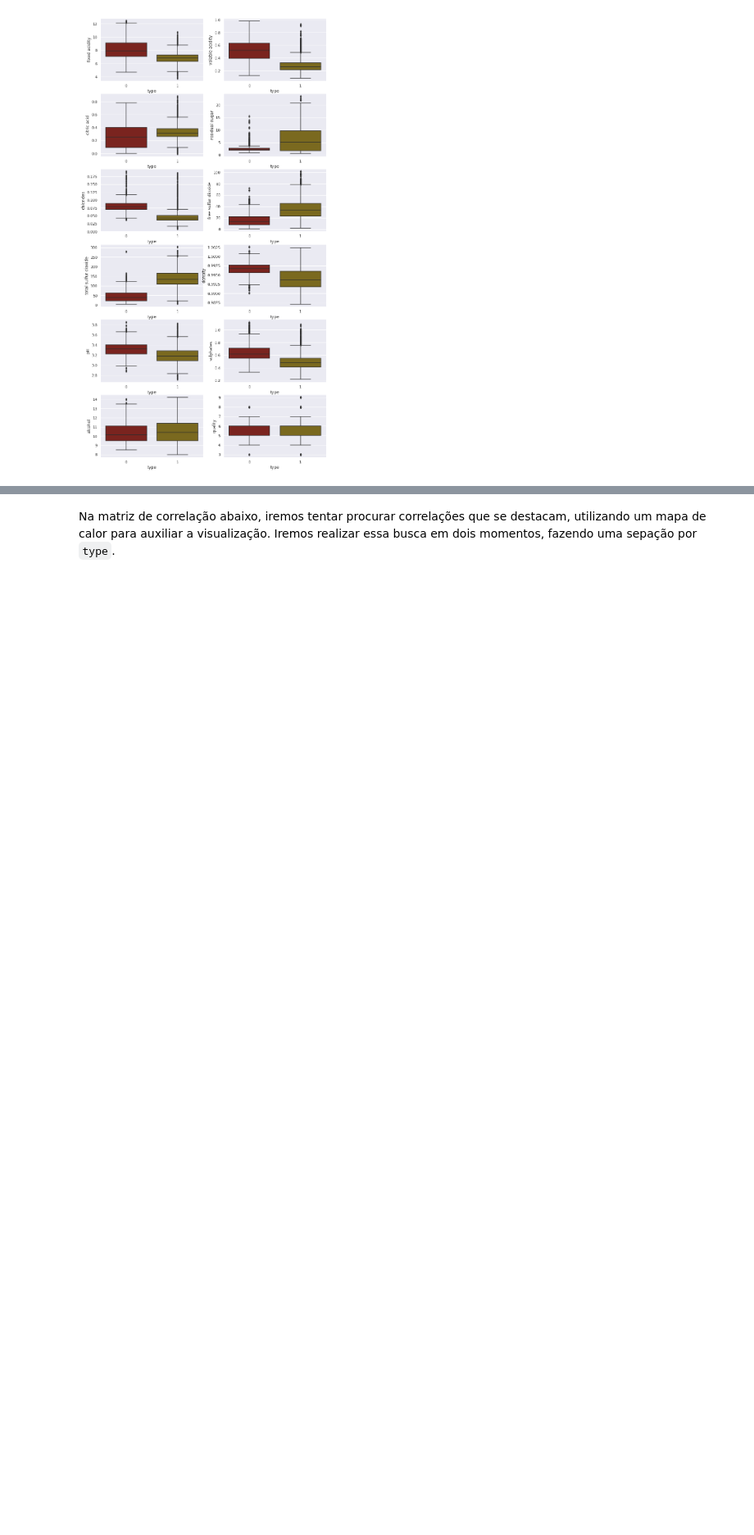
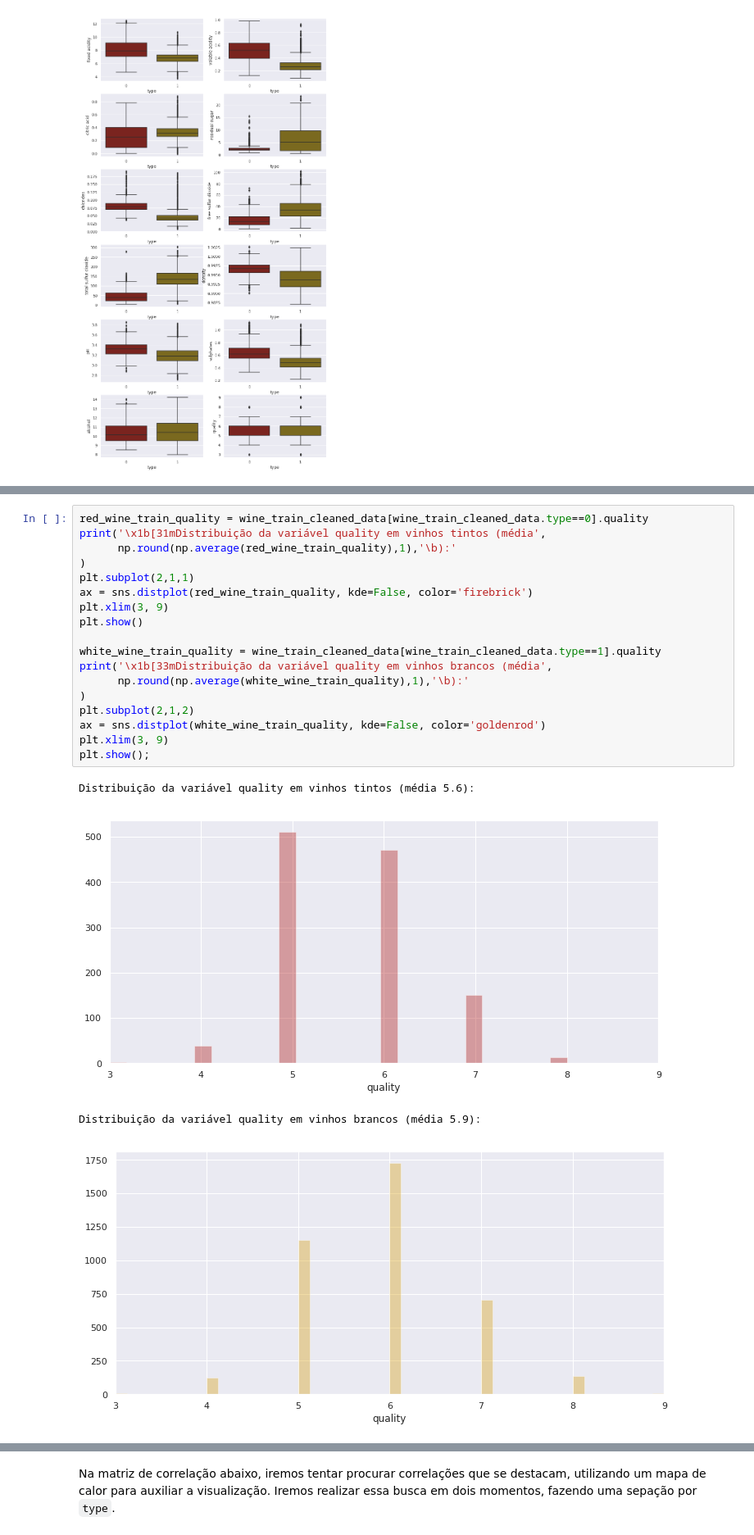
Before and after one commit to Coqueiro/wine-quality, a Jupyter notebook: Wine Quality Prediction Model.ipynb, the cells around one changed output, grey strips where cells are left out. Shown at 82% size. Drawn from its saved outputs; the diff is of its cells as text; blank space fills up the shorter version.

```diff
--- a/Wine Quality Prediction Model.ipynb
+++ b/Wine Quality Prediction Model.ipynb
@@ -467 +478,24 @@ sns.set(rc={'figure.figsize':(12,12)})
+# %%
+red_wine_train_quality = wine_train_cleaned_data[wine_train_cleaned_data.type==0].quality
+print('\x1b[31mDistribuição da variável quality em vinhos tintos (média',
+      np.round(np.average(red_wine_train_quality),1),'\b):'
+)
+plt.subplot(2,1,1)
+ax = sns.distplot(red_wine_train_quality, kde=False, color='firebrick')
+plt.xlim(3, 9)
+plt.show()
+
+white_wine_train_quality = wine_train_cleaned_data[wine_train_cleaned_data.type==1].quality
+print('\x1b[33mDistribuição da variável quality em vinhos brancos (média',
+      np.round(np.average(white_wine_train_quality),1),'\b):'
+)
+plt.subplot(2,1,2)
+ax = sns.distplot(white_wine_train_quality, kde=False, color='goldenrod')
+plt.xlim(3, 9)
+plt.show();
+# %% [output]
+Distribuição da variável quality em vinhos tintos (média 5.6):
+[figure, added]
+Distribuição da variável quality em vinhos brancos (média 5.9):
+[figure, added]
 # %% [markdown]
```
Also changed, not shown: parts of 44 cells of this notebook, 1 other file.
